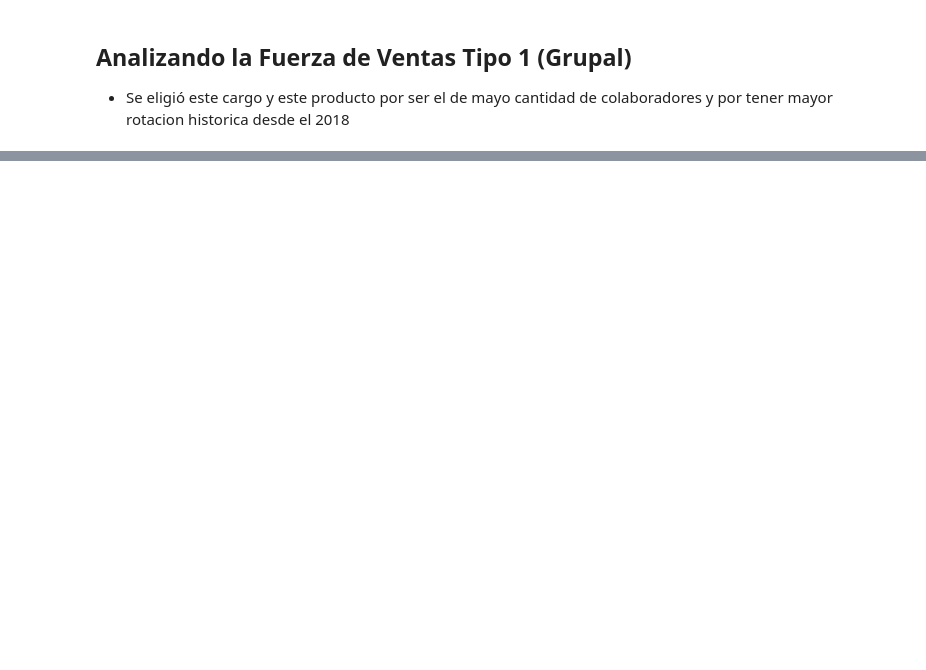
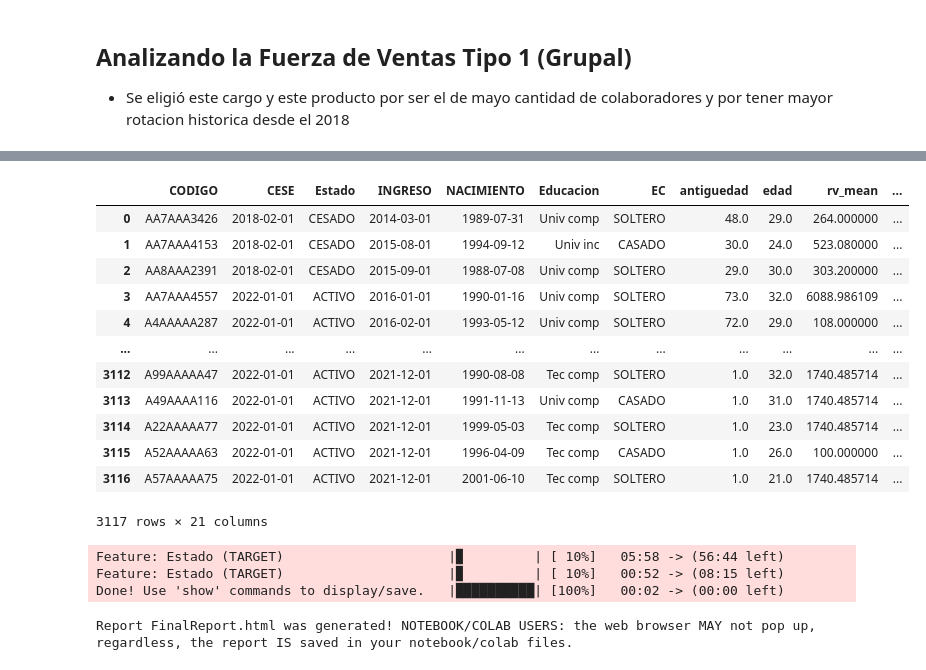
Before and after one commit to anamumaq/Proyecto_DS_CodigoFacilito, a Jupyter notebook: Analisis_grupal_completo.ipynb, the cells around one changed output, grey strips where cells are left out. Cells and saved outputs as stored; diff of their text form; code cells hidden in the pictures; blank space fills up the shorter version.

```diff
--- a/Analisis_grupal_completo.ipynb
+++ b/Analisis_grupal_completo.ipynb
@@ -363,0 +509,6 @@ alt.Chart(ceses_antg).mark_bar(
+# %%
+df = pd.merge(
+        df,
+        bonos_venta,
+        on = 'CODIGO',
+        how = 'left')
@@ -363,0 +667,36 @@ alt.Chart(ceses_antg).mark_bar(
+# %%
+df.loc[df['rv_mean'].isna() == True, 'rv_mean'] = df['rv_prom_f']
+df.loc[df['rv_mean'].isna() == False, 'rv_mean'] = df['rv_mean']
+df.loc[df['rv_max'].isna() == True, 'rv_max'] = df['rv_maximo_f']
+df.loc[df['rv_max'].isna() == False, 'rv_max'] = df['rv_max']
+# %%
+# Reemplazando con 0 los colaboradores sin RV en CERo
+df['rv_ceros'] = df['rv_ceros'].fillna(0)
+
+# Reemplazando pm_total y motivos del programa de mejora vacios por 0
+df['pm_total'] = df['pm_total'].fillna(0)
+df['MOTIVO_PM_DESEMP'] = df['MOTIVO_PM_DESEMP'].fillna(0)
+df['MOTIVO_PM_DISCIPLINA'] = df['MOTIVO_PM_DISCIPLINA'].fillna(0)
+
+# Reemplazando con 0 los memos vacios
+df['memos_total'] = df['memos_total'].fillna(0)
+
+# Reemplazando con 0 los colaboradores sin hijxs
+df['hijxs'] = df['hijxs'].fillna(0)
+# %%
+# Estandarizando Estado civil
+df.loc[df['EC']=='CONCUBINATO / CONVIVIENTE', 'EC'] = 'CASADO'
+df.loc[df['EC']=='SEPARADO', 'EC'] = 'DIVORCIADO'
+df.loc[df['EC']=='SOLTERO/A', 'EC'] = 'SOLTERO'
+
+# Estandarizando Educacion
+df.loc[df['Educacion']=='EDUCACIÓN UNIVERSITARIA COMPLETA', 'Educacion'] = 'Univ comp'
+df.loc[df['Educacion']=='EDUCACIÓN UNIVERSITARIA INCOMPLETA', 'Educacion'] = 'Univ inc'
+df.loc[df['Educacion']=='GRADO DE BACHILLER', 'Educacion'] = 'Univ comp'
+df.loc[df['Educacion']=='TITULADO', 'Educacion'] = 'Univ comp'
+df.loc[df['Educacion']=='EDUCACIÓN TÉCNICA INCOMPLETA', 'Educacion'] = 'Tec inc'
+df.loc[df['Educacion']=='EDUCACIÓN TÉCNICA COMPLETA', 'Educacion'] = 'Tec comp'
+df.loc[df['Educacion']=='EDUCACIÓN SUPERIOR (INSTITUTO SUPERIOR, ETC) INCOMPLETA', 'Educacion'] = 'Tec inc'
+df.loc[df['Educacion']=='EDUCACIÓN SUPERIOR (INSTITUTO SUPERIOR, ETC) COMPLETA', 'Educacion'] = 'Tec comp'
+df.loc[df['Educacion']=='ESTUDIOS DE MAESTRÍA INCOMPLETA', 'Educacion'] = 'Maestria'
+df.loc[df['Educacion']=='EDUCACIÓN SECUNDARIA COMPLETA', 'Educacion'] = 'Sec'
@@ -363,0 +779,16 @@ alt.Chart(ceses_antg).mark_bar(
+# %%
+ pd.get_dummies(df, columns = ['SEXO'], drop_first=True)
+# %% [output]
+|  | CODIGO | CESE | Estado | INGRESO | NACIMIENTO | Educacion | EC | antiguedad | edad | rv_mean | ... |
+| 0 | AA7AAA3426 | 2018-02-01 | CESADO | 2014-03-01 | 1989-07-31 | Univ comp | SOLTERO | 48.0 | 29.0 | 264.000000 | ... |
+| 1 | AA7AAA4153 | 2018-02-01 | CESADO | 2015-08-01 | 1994-09-12 | Univ inc | CASADO | 30.0 | 24.0 | 523.080000 | ... |
+| 2 | AA8AAA2391 | 2018-02-01 | CESADO | 2015-09-01 | 1988-07-08 | Univ comp | SOLTERO | 29.0 | 30.0 | 303.200000 | ... |
+| 3 | AA7AAA4557 | 2022-01-01 | ACTIVO | 2016-01-01 | 1990-01-16 | Univ comp | SOLTERO | 73.0 | 32.0 | 6088.986109 | ... |
+| 4 | A4AAAAA287 | 2022-01-01 | ACTIVO | 2016-02-01 | 1993-05-12 | Univ comp | SOLTERO | 72.0 | 29.0 | 108.000000 | ... |
+| ... | ... | ... | ... | ... | ... | ... | ... | ... | ... | ... | ... |
+| 3112 | A99AAAAA47 | 2022-01-01 | ACTIVO | 2021-12-01 | 1990-08-08 | Tec comp | SOLTERO | 1.0 | 32.0 | 1740.485714 | ... |
+| 3113 | A49AAAA116 | 2022-01-01 | ACTIVO | 2021-12-01 | 1991-11-13 | Univ comp | CASADO | 1.0 | 31.0 | 1740.485714 | ... |
+| 3114 | A22AAAAA77 | 2022-01-01 | ACTIVO | 2021-12-01 | 1999-05-03 | Tec comp | SOLTERO | 1.0 | 23.0 | 1740.485714 | ... |
+| 3115 | A52AAAAA63 | 2022-01-01 | ACTIVO | 2021-12-01 | 1996-04-09 | Tec comp | CASADO | 1.0 | 26.0 | 100.000000 | ... |
+| 3116 | A57AAAAA75 | 2022-01-01 | ACTIVO | 2021-12-01 | 2001-06-10 | Tec comp | SOLTERO | 1.0 | 21.0 | 1740.485714 | ... |
+3117 rows × 21 columns
@@ -363,0 +800,8 @@ alt.Chart(ceses_antg).mark_bar(
+# %%
+my_report  = sweetviz.analyze([df_f,'CODIGO' ], target_feat='Estado_CESADO')
+my_report.show_html('FinalReport.html')
+# %% [output]
+Feature: Estado (TARGET)                     |▉         | [ 10%]   05:58 -> (56:44 left)
+Feature: Estado (TARGET)                     |▉         | [ 10%]   00:52 -> (08:15 left)
+Done! Use 'show' commands to display/save.   |██████████| [100%]   00:02 -> (00:00 left)
+Report FinalReport.html was generated! NOTEBOOK/COLAB USERS: the web browser MAY not pop up, regardless, the report IS saved in your notebook/colab files.
```
Also changed, not shown: parts of 72 cells of this notebook, 1 other file.
